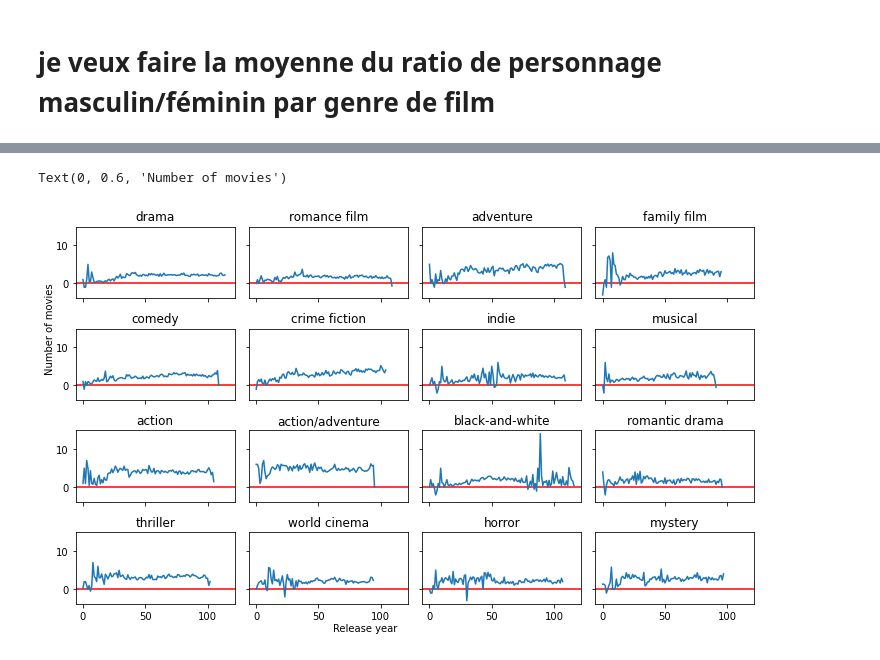
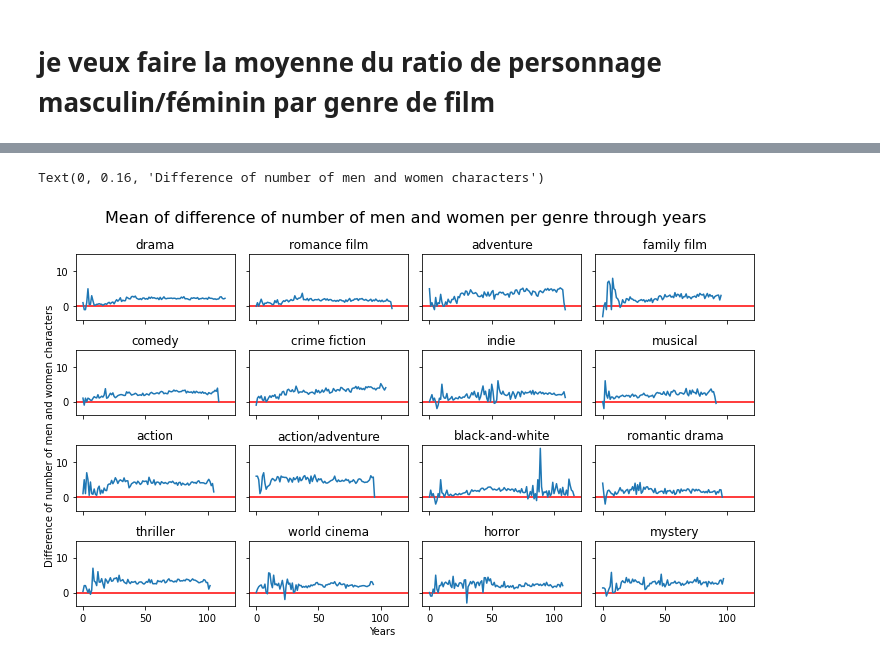
Before and after one commit to epfl-ada/ada-2022-project-zozoz, a Jupyter notebook: src/test_analysis.ipynb, the cells around one changed output, grey strips where cells are left out. Saved outputs shown, nothing was run; the diff lists cells and outputs as text; code cells hidden in the pictures.

```diff
--- a/src/test_analysis.ipynb
+++ b/src/test_analysis.ipynb
@@ -10,7 +10,7 @@ from datetime import datetime, date, time
 %matplotlib inline
 # %%
 # Loading formatted data
-data_folder = '../data/Tables/'
+data_folder = '../data/generated/'
 actor_df = pd.read_pickle(data_folder + 'actor_df.pkl')
 appears_in_df = pd.read_pickle(data_folder + 'appears_in_df.pkl')
 belongs_to_df = pd.read_pickle(data_folder + 'belongs_to_df.pkl')
@@ -116,12 +107,0 @@ plt.hist(list(men_genre.iloc[0].values[0]))
-# %%
-fig, ax = plt.subplots(4,4,figsize= (10,5), sharey = True, sharex = True)
-
-for i in range(16):
-    sbplt = ax[i%4, math.floor(i/4)]
-    sbplt.hist(men_genre.iloc[i].values,range = [0,200],bins = 20)
-    sbplt.set_title(men_genre.index[i])
-
-fig.tight_layout()
-
-fig.text(0.4,0, "Release year")
-fig.text(0,0.6, "Number of movies", rotation = 90)
@@ -273,16 +289,18 @@ movie_genre.reset_index()[['genre_name', 'diff']].groupby('genre_name').mean().s
 # %%
 fig, ax = plt.subplots(4,4,figsize= (10,6), sharey = True, sharex = True)
+fig.suptitle('Mean of difference of number of men and women per genre through years', fontsize=16)
 
 for i in range(16):
     sbplt = ax[i%4, math.floor(i/4)]
     sbplt.axhline(y=0, color='r', linestyle='-')
     sbplt.plot(movie_genre.xs(list_genres[i], level='genre_name').values)
+    #sbplt.xticks(range(100, 200))
     sbplt.set_title(list_genres[i])
 
 fig.tight_layout()
 
-fig.text(0.4,0, "Release year")
-fig.text(0,0.6, "Number of movies", rotation = 90)
+fig.text(0.45,0, "Years")
+fig.text(0, 0.16, "Difference of number of men and women characters", rotation = 90)
 # %% [output]
-Text(0, 0.6, 'Number of movies')
+Text(0, 0.16, 'Difference of number of men and women characters')
-[figure, old version]
+[figure, new version]
```
Also changed, not shown: parts of 16 cells of this notebook.
